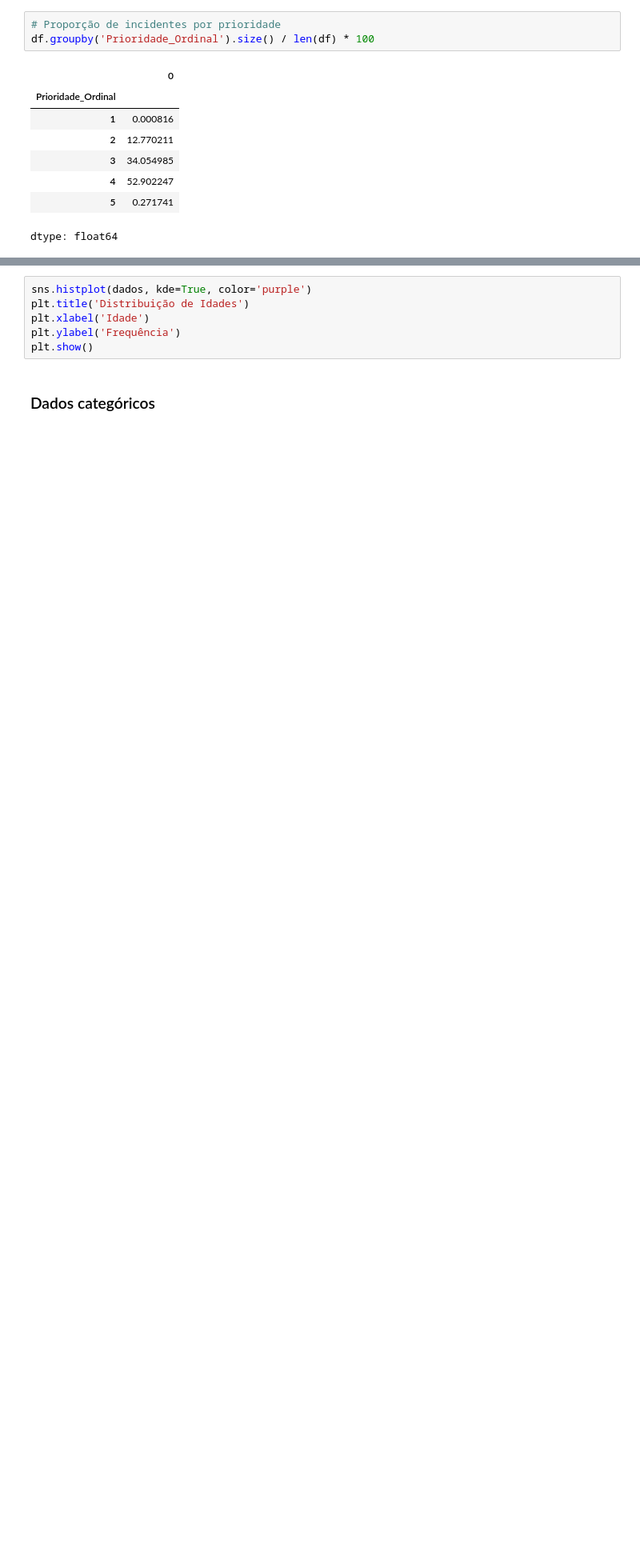
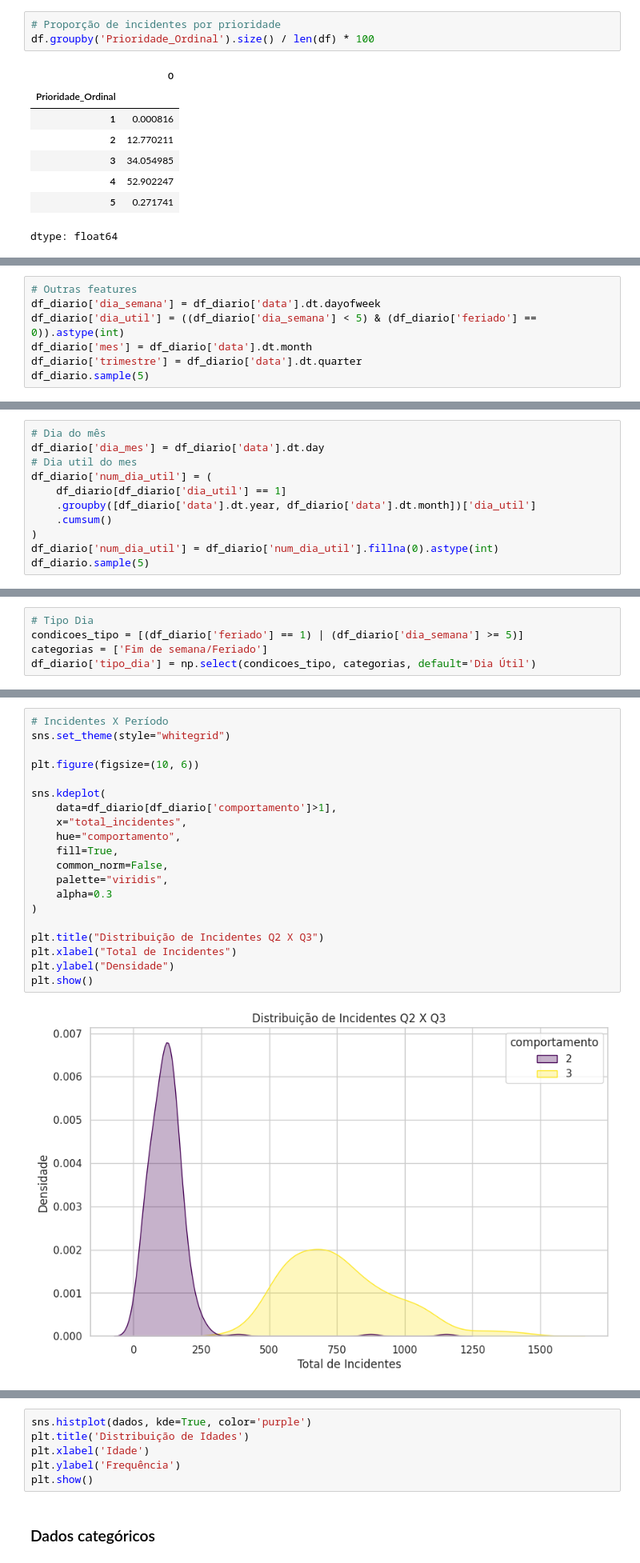
Before and after one commit to jffdevbr/challenge_locaweb, a Jupyter notebook: notebooks/data_exploration_pandas_version.ipynb, the cells around one changed output, grey strips where cells are left out. Shown at 80% size. Saved outputs shown, nothing was run; the diff lists cells and outputs as text; blank space fills up the shorter version.

```diff
--- a/notebooks/data_exploration_pandas_version.ipynb
+++ b/notebooks/data_exploration_pandas_version.ipynb
@@ -421,0 +563,7 @@ max(df_diario['total_incidentes'])
+# %%
+# Outras features
+df_diario['dia_semana'] = df_diario['data'].dt.dayofweek
+df_diario['dia_util'] = ((df_diario['dia_semana'] < 5) & (df_diario['feriado'] == 0)).astype(int)
+df_diario['mes'] = df_diario['data'].dt.month
+df_diario['trimestre'] = df_diario['data'].dt.quarter
+df_diario.sample(5)
@@ -421,0 +577,11 @@ max(df_diario['total_incidentes'])
+# %%
+# Dia do mês
+df_diario['dia_mes'] = df_diario['data'].dt.day
+# Dia util do mes
+df_diario['num_dia_util'] = (
+    df_diario[df_diario['dia_util'] == 1]
+    .groupby([df_diario['data'].dt.year, df_diario['data'].dt.month])['dia_util']
+    .cumsum()
+)
+df_diario['num_dia_util'] = df_diario['num_dia_util'].fillna(0).astype(int)
+df_diario.sample(5)
@@ -421,0 +595,5 @@ max(df_diario['total_incidentes'])
+# %%
+# Tipo Dia
+condicoes_tipo = [(df_diario['feriado'] == 1) | (df_diario['dia_semana'] >= 5)]
+categorias = ['Fim de semana/Feriado']
+df_diario['tipo_dia'] = np.select(condicoes_tipo, categorias, default='Dia Útil')
@@ -421,0 +612,22 @@ max(df_diario['total_incidentes'])
+# %%
+# Incidentes X Período
+sns.set_theme(style="whitegrid")
+
+plt.figure(figsize=(10, 6))
+
+sns.kdeplot(
+    data=df_diario[df_diario['comportamento']>1],
+    x="total_incidentes",
+    hue="comportamento",
+    fill=True,
+    common_norm=False,
+    palette="viridis",
+    alpha=0.3
+)
+
+plt.title("Distribuição de Incidentes Q2 X Q3")
+plt.xlabel("Total de Incidentes")
+plt.ylabel("Densidade")
+plt.show()
+# %% [output]
+[figure, added]
```
Also changed, not shown: parts of 60 cells of this notebook.
